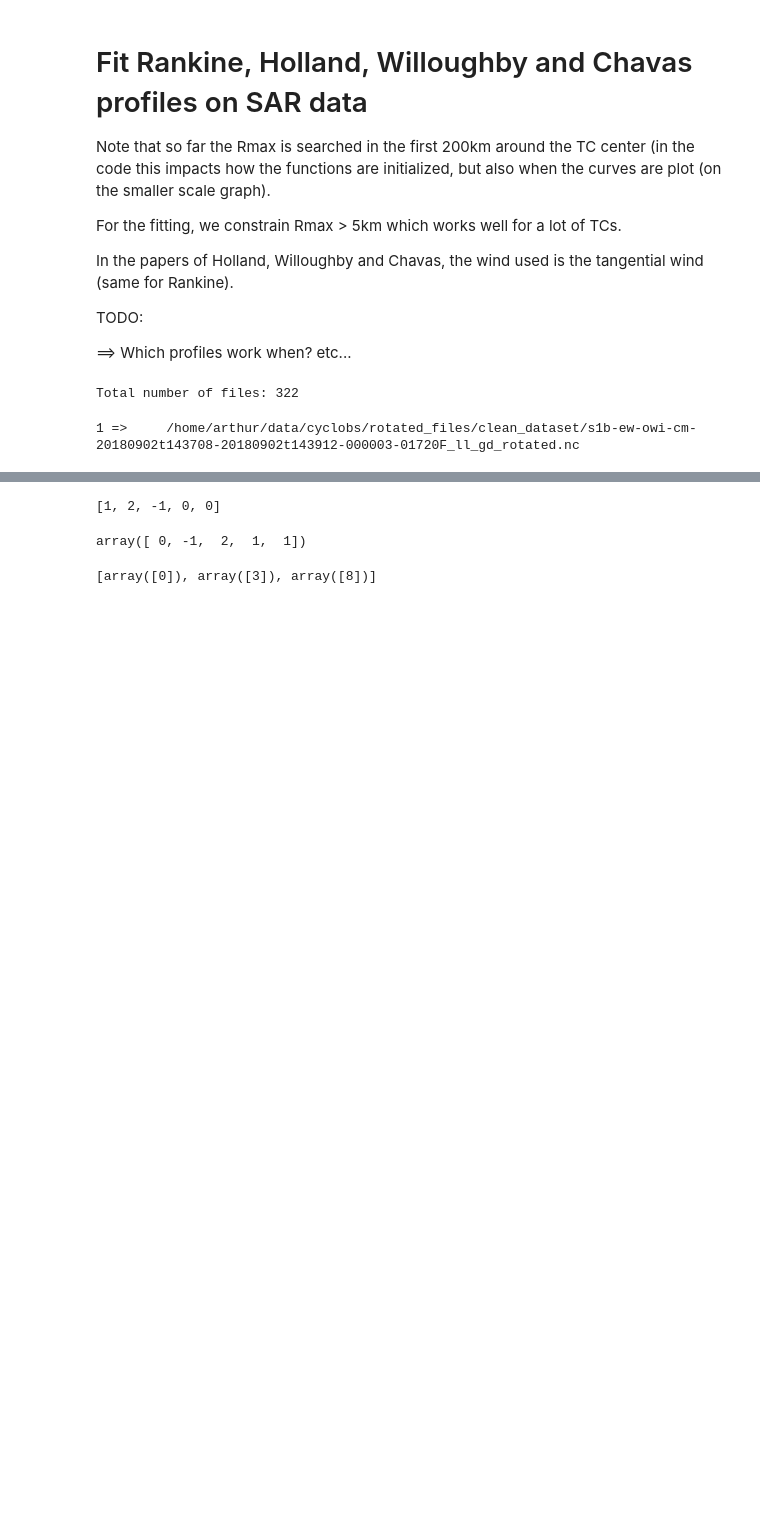
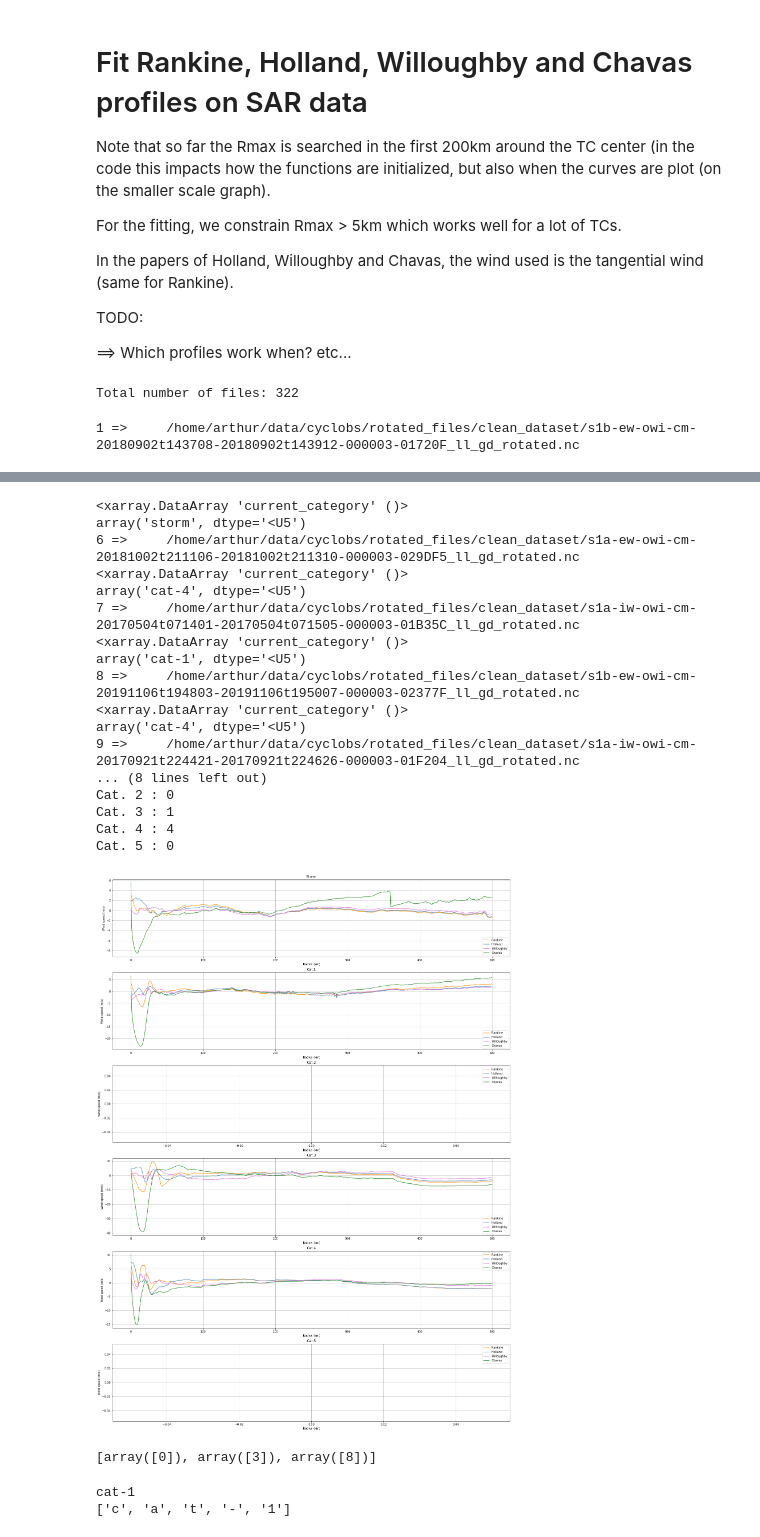
Before and after one commit to Arthur117/wind_profiles, a Jupyter notebook: all_profiles_comp.ipynb, the cells around one changed output, grey strips where cells are left out. Saved outputs shown, nothing was run; the diff lists cells and outputs as text; code cells hidden in the pictures; blank space fills up the shorter version.

Commit message:
compare profiles by cat without r*

```diff
--- a/all_profiles_comp.ipynb
+++ b/all_profiles_comp.ipynb
@@ -33,7 +33,7 @@ PARAMS = {
     'r_window_len':          501,  # Scale for radius (km)
     'rmax_window':           300,  # Window in whick we look for Rmax (e.g [0, 200km])
     'chavas_vfit':           17,
-    'chavas_vmin':           True, # Translates the profile from Vmin if True
+    'chavas_vmin':           False, # Translates the profile from Vmin if True
     'use_curve_fit':         True,
     'tangential_wind_speed': True, # If False, total wind speed is used
     'print_values':          False,
@@ -56,7 +56,8 @@ FIT = {           # Fit values
     'Chavas':     []  # rr, VV, rmax, r0, rmerge, Vmerge
     }
 # GAP WITH OBSERVATIONS
-DIFF = [None] * 6
+NB_CAT = [None] * 6
+DIFF   = [None] * 6
 for i in range(6):
     DIFF[i] = {
     'Rankine':    [0.] * PARAMS['r_window_len'],
@@ -64,12 +65,16 @@ for i in range(6):
     'Willoughby': [0.] * PARAMS['r_window_len'],
     'Chavas':     [0.] * PARAMS['r_window_len']
     }
-# DIFF[0] = Storm
-# DIFF[i] = Cat. i
+    # DIFF[0] = Storm
+    # DIFF[i] = Cat. i
+    NB_CAT[i] = {
+    'Rank-Hol-Will': [0.] * PARAMS['r_window_len'],
+    'Chavas':        [0.] * PARAMS['r_window_len']
+    }
 # %%
 # FIT AND PRINT ALL THE PROFILES ON ALL THE DATA
 i   = 0
-for file in all_data[:1]:
+for file in all_data[:100]:
     i += 1
     print(i, "=>    ", file)
     # Open file and compute mean wind speed
@@ -98,9 +103,12 @@ for file in all_data[:1]:
     FIT['Willoughby'] = f.fit_willoughby_no_smooth(r, spdm, *INI['Willoughby'], PARAMS=PARAMS)
     FIT['Chavas']     = f.fit_chavas(*INI['Chavas'],                            PARAMS=PARAMS)
 
-    f.calculate_diff_by_cat(ds['current_category'], r, spdm, INI, FIT, DIFF, PARAMS)
-
+    print(ds['current_category'])
+    DIFF, NB_CAT = f.calculate_diff_by_cat(ds['current_category'], r, spdm, INI, FIT, DIFF, NB_CAT, PARAMS)
     # f.plot_curves(i, file, r, spdm, INI, FIT, PARAMS)    # To only plot the curves
     # f.save_curves(i, file, ds, r, spdm, INI, FIT, PARAMS) # To save the .jpg and associated .txt files
+
+# Plot the comparison
+f.plot_comp_by_cat(DIFF, NB_CAT, PARAMS)
 # %% [output]
 1 =>     /home/arthur/data/cyclobs/rotated_files/clean_dataset/s1b-ew-owi-cm-20180902t143708-20180902t143912-000003-01720F_ll_gd_rotated.nc
@@ -107,15 +127,33 @@ for file in all_data[:1]:
+<xarray.DataArray 'current_category' ()>
+array('storm', dtype='<U5')
+6 =>     /home/arthur/data/cyclobs/rotated_files/clean_dataset/s1a-ew-owi-cm-20181002t211106-20181002t211310-000003-029DF5_ll_gd_rotated.nc
+<xarray.DataArray 'current_category' ()>
+array('cat-4', dtype='<U5')
+7 =>     /home/arthur/data/cyclobs/rotated_files/clean_dataset/s1a-iw-owi-cm-20170504t071401-20170504t071505-000003-01B35C_ll_gd_rotated.nc
+<xarray.DataArray 'current_category' ()>
+array('cat-1', dtype='<U5')
+8 =>     /home/arthur/data/cyclobs/rotated_files/clean_dataset/s1b-ew-owi-cm-20191106t194803-20191106t195007-000003-02377F_ll_gd_rotated.nc
+<xarray.DataArray 'current_category' ()>
+array('cat-4', dtype='<U5')
+9 =>     /home/arthur/data/cyclobs/rotated_files/clean_dataset/s1a-iw-owi-cm-20170921t224421-20170921t224626-000003-01F204_ll_gd_rotated.nc
+... (8 lines left out)
+Cat. 2 : 0
+Cat. 3 : 1
+Cat. 4 : 4
+Cat. 5 : 0
+[figure, added]
-# %%
-obs = [1, 1, 1, 1, 1]
-fit = [1, 2, -1]
-fit += [0] * (len(obs) - len(fit))
-print(fit)
-np.subtract(obs, fit)
-# %% [output]
-[1, 2, -1, 0, 0]
-array([ 0, -1,  2,  1,  1])
 # %%
 a = np.array([0.8, 0.9, 0.9, 1.1, 1.2, 1.5, 1.7, 1.9, 2.1, 2.3])
 b = [np.argwhere(a > i)[0] for i in range(0, 3)]
 b
 # %% [output]
 [array([0]), array([3]), array([8])]
+# %%
+cat = np.array(ds['current_category'])
+print(cat)
+test = str(cat)
+aa = [i for i in test]
+print(aa)
+# %% [output]
+cat-1
+['c', 'a', 't', '-', '1']
```
Also changed, not shown: parts of 2 cells of this notebook, 1 other file.
